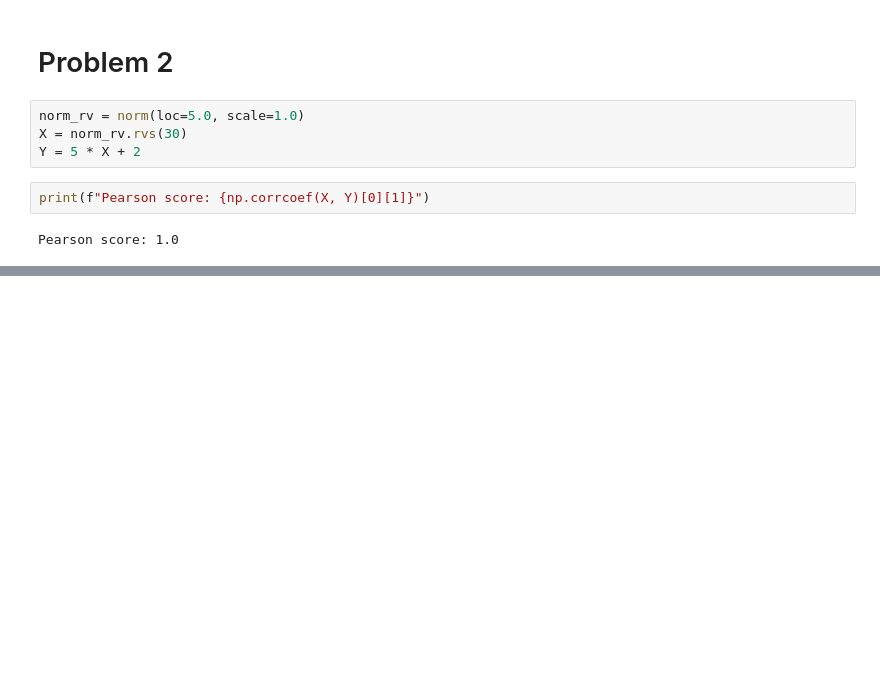
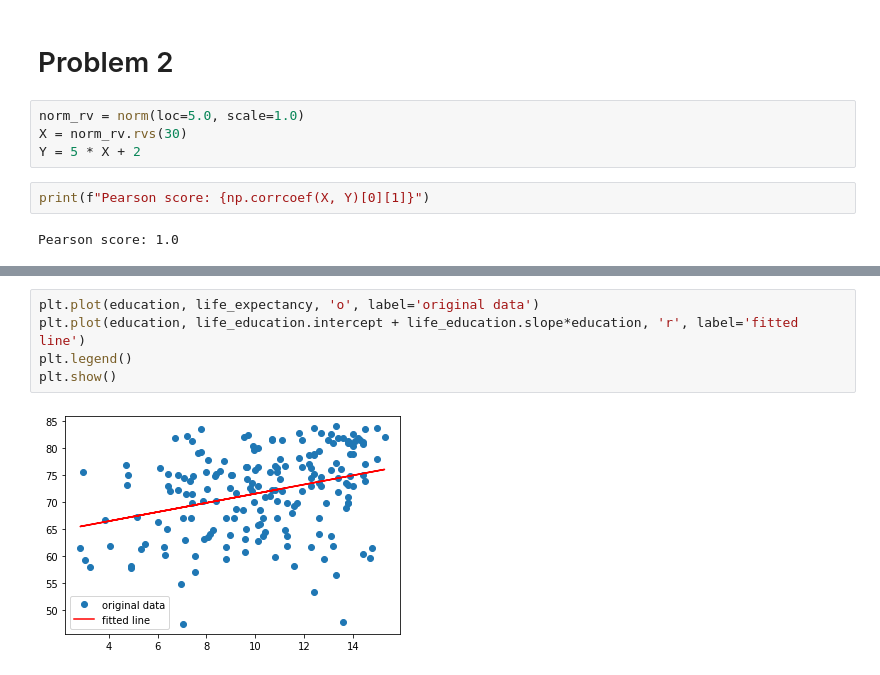
Before and after one commit to ram-elgov/Statistics-For-CS, a Jupyter notebook: Assignment_4.ipynb, the cells around one changed output, grey strips where cells are left out. Drawn from its saved outputs; the diff is of its cells as text; blank space fills up the shorter version.

```diff
--- a/Assignment_4.ipynb
+++ b/Assignment_4.ipynb
@@ -141,0 +163,7 @@ plt.scatter(scales_vec, slopes, color="orange")
+# %%
+plt.plot(education, life_expectancy, 'o', label='original data')
+plt.plot(education, life_education.intercept + life_education.slope*education, 'r', label='fitted line')
+plt.legend()
+plt.show()
+# %% [output]
+[figure, added]
```
Also changed, not shown: parts of 8 cells of this notebook.
